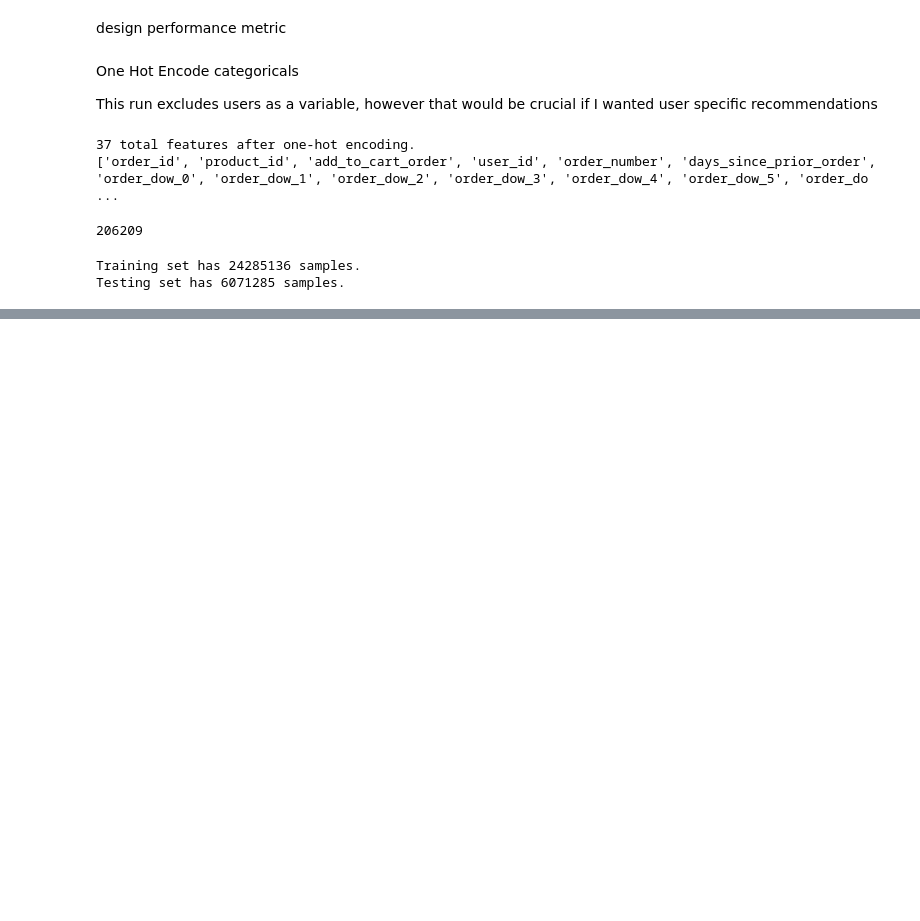
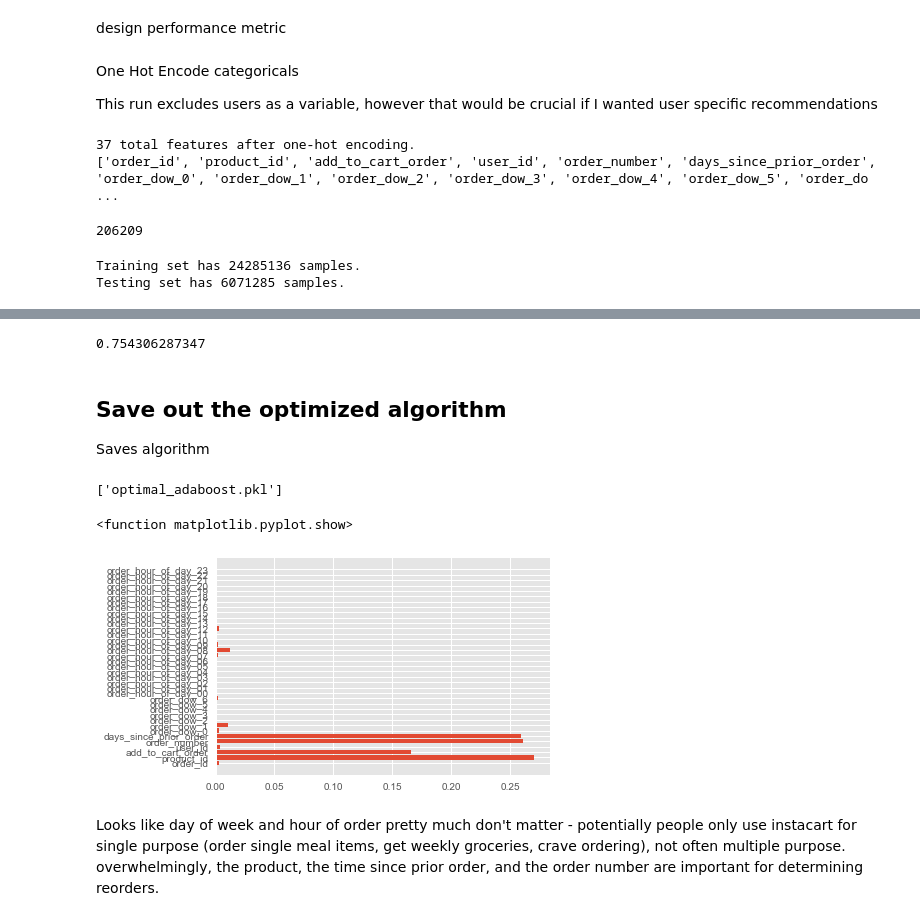
Before and after one commit to mccormd1/instacart_Challenge, a Jupyter notebook: Pandas EDA.ipynb, the cells around one changed output, grey strips where cells are left out. Saved outputs shown, nothing was run; the diff lists cells and outputs as text; code cells hidden in the pictures; blank space fills up the shorter version.

Commit message:
added save of optimal tree design

```diff
--- a/Pandas EDA.ipynb
+++ b/Pandas EDA.ipynb
@@ -134,7 +142,7 @@ print ("Testing set has {} samples.".format(X_test.shape[0]))
 Training set has 24285136 samples.
 Testing set has 6071285 samples.
 # %%
-from sklearn.metrics import fbeta_score, accuracy_score
+from sklearn.metrics import f1_score, accuracy_score
 import time
 def train_predict(learner, sample_size, X_train, y_train, X_test, y_test):
     '''
@@ -174,10 +182,10 @@ def train_predict(learner, sample_size, X_train, y_train, X_test, y_test):
     results['acc_test'] = accuracy_score(y_test,predictions_test)
 
     # TODO: Compute F-score on the the first 300 training samples
-#     results['f_train'] = fbeta_score(y_train[:300],predictions_train,beta=.5)
+    results['f_train'] = f1_score(y_train[:300],predictions_train)
 
     # TODO: Compute F-score on the test set
-#     results['f_test'] = fbeta_score(y_test,predictions_test,beta=.5)
+    results['f_test'] = f1_score(y_test,predictions_test)
 
     # Success
     print ("{} trained on {} samples.".format(learner.__class__.__name__, sample_size))
@@ -215,13 +226,13 @@ AdaBoostClassifier trained on 242851 samples.
 from sklearn.model_selection import GridSearchCV
 from sklearn.metrics import make_scorer
 # TODO: Initialize the classifier
-clf = AdaBoostClassifier(random_state=2)
+# clf = AdaBoostClassifier(random_state=2)
 
 # TODO: Create the parameters list you wish to tune
-parameters = {'base_estimator__max_depth':(2,6,10,20,None),
-              'base_estimator__min_samples_split':(2,50),
-              'learning_rate':(.01,.1,1),
-              'n_estimators':(25,50)}
+parameters = {'base_estimator__max_depth':(1,2,None),
+              'base_estimator__min_samples_split':(10,50,100),
+              'learning_rate':(.1,1),
+              'n_estimators':(75,100,150)}
 
 
 sample_size = len(y_train.sample(frac=.001))
@@ -233,10 +244,10 @@ clf = AdaBoostClassifier(base_estimator = base)
 # run grid search
 
 # TODO: Make an fbeta_score scoring object
-# scorer = make_scorer(fbeta_score, beta=.5)
+scorer = make_scorer(f1_score)
 
 # TODO: Perform grid search on the classifier using 'scorer' as the scoring method
-grid_obj = GridSearchCV(clf,param_grid=parameters,n_jobs=-1)
+grid_obj = GridSearchCV(clf,param_grid=parameters,n_jobs=-1,scorer=scorer)
 
 # TODO: Fit the grid search object to the training data and find the optimal parameters
 grid_fit = grid_obj.fit(X_train.sample(n=sample_size,random_state=1),y_train.sample(n=sample_size,random_state=1))
@@ -245,7 +256,7 @@ grid_fit = grid_obj.fit(X_train.sample(n=sample_size,random_state=1),y_train.sam
 best_clf = grid_fit.best_estimator_
 
 # Make predictions using the unoptimized and model
-predictions = (clf.fit(X_train, y_train)).predict(X_test)
+predictions = (clf.fit(X_train.sample(n=sample_size,random_state=1), y_train.sample(n=sample_size,random_state=1))).predict(X_test)
 best_predictions = best_clf.predict(X_test)
 # Report the before-and-afterscores
 print ("Unoptimized model\n------")
@@ -256,0 +276,29 @@ print ("Final accuracy score on the testing data: {:.4f}".format(accuracy_score(
+# %%
+sample_size = len(y_train.sample(frac=.01))
+best_clf.fit(features.sample(n=sample_size,random_state=1), label.sample(n=sample_size,random_state=1))
+
+optipredict=best_clf.predict(train_feat)
+
+print(f1_score(train_label, optipredict))
+# %% [output]
+0.754306287347
+# %% [markdown]
+## Save out the optimized algorithm
+
+Saves algorithm
+# %%
+from sklearn.externals import joblib
+joblib.dump(best_clf, 'optimal_adaboost.pkl')
+# %% [output]
+['optimal_adaboost.pkl']
+# %%
+importances = best_clf.feature_importances_
+y_pos=np.arange(len(features.columns))
+plt.barh(y_pos,importances)
+plt.yticks(y_pos,features.columns)
+plt.show
+# %% [output]
+<function matplotlib.pyplot.show>
+[figure, added]
+# %% [markdown]
+Looks like day of week and hour of order pretty much don't matter - potentially people only use instacart for single purpose (order single meal items, get weekly groceries, crave ordering), not often multiple purpose. overwhelmingly, the product, the time since prior order, and the order number are important for determining reorders.
```
Also changed, not shown: parts of 6 cells of this notebook, 1 other file.
